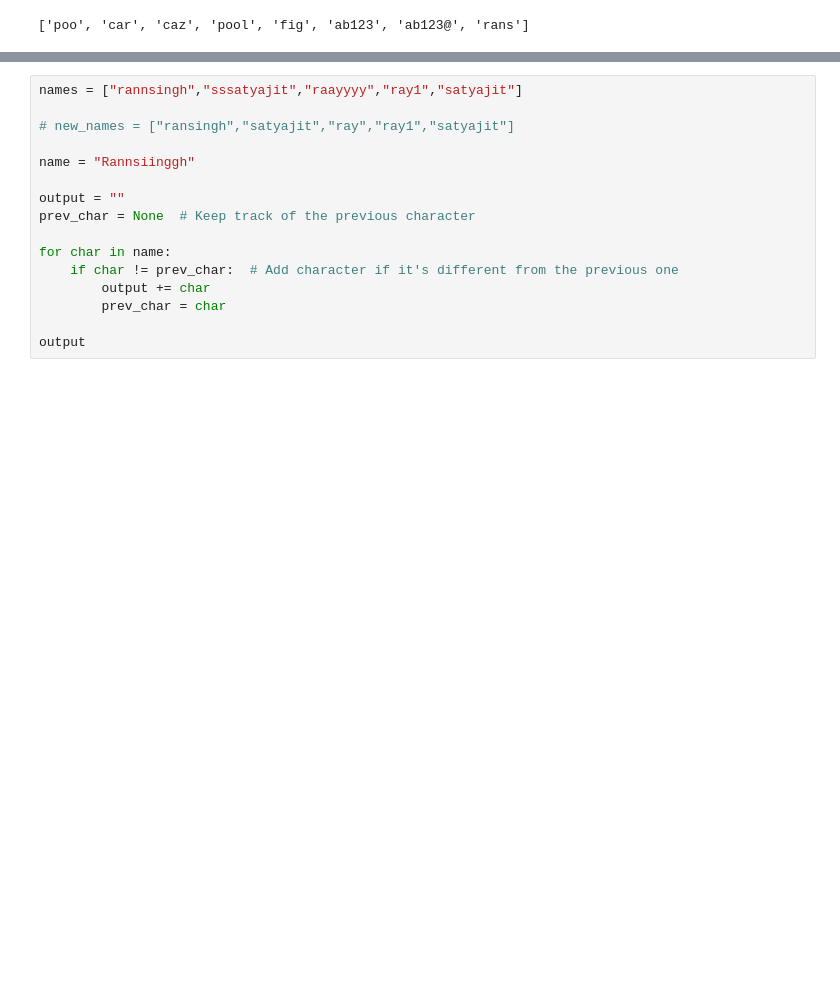
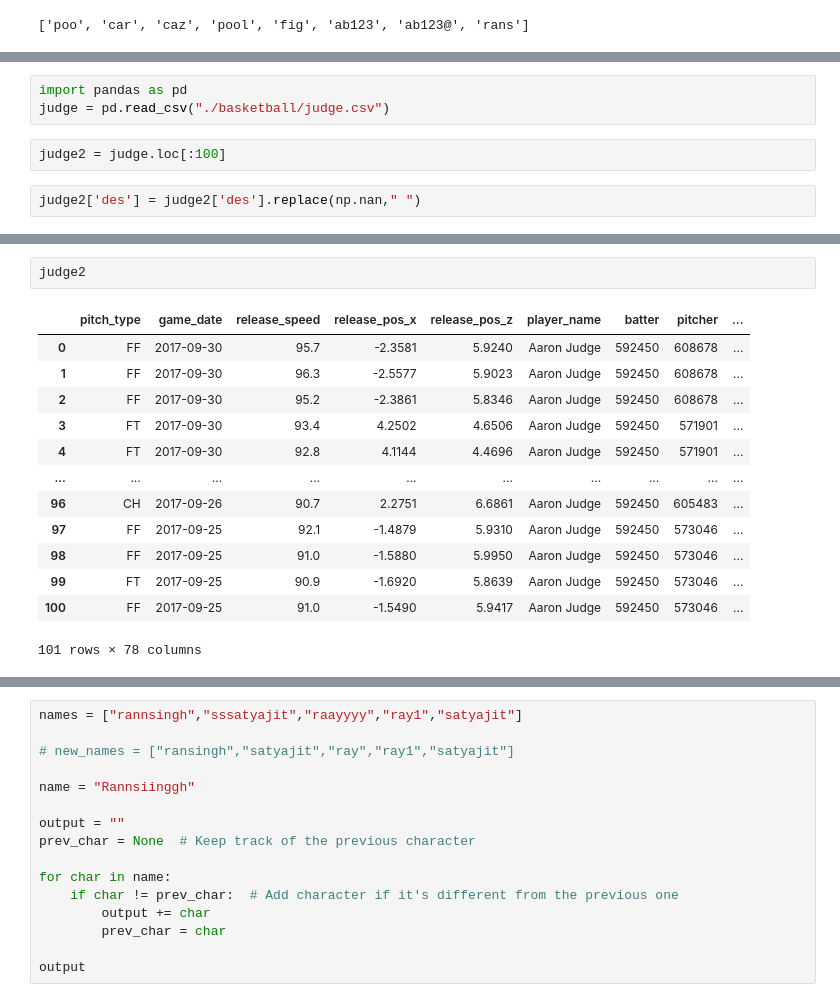
Before and after one commit to Ransinghsatyajitray/Real_Python_Practice, a Jupyter notebook: For_Loops_in_Python_Definite_Iteration.ipynb, the cells around one changed output, grey strips where cells are left out. Cells and saved outputs as stored; diff of their text form; blank space fills up the shorter version.

```diff
--- a/For_Loops_in_Python_Definite_Iteration.ipynb
+++ b/For_Loops_in_Python_Definite_Iteration.ipynb
@@ -1215,0 +1295,7 @@ print(new_lst)
+# %%
+import pandas as pd
+judge = pd.read_csv("./basketball/judge.csv")
+# %%
+judge2 = judge.loc[:100]
+# %%
+judge2['des'] = judge2['des'].replace(np.nan," ")
@@ -1215,0 +1323,16 @@ print(new_lst)
+# %%
+judge2
+# %% [output]
+|  | pitch_type | game_date | release_speed | release_pos_x | release_pos_z | player_name | batter | pitcher | ... |
+| 0 | FF | 2017-09-30 | 95.7 | -2.3581 | 5.9240 | Aaron Judge | 592450 | 608678 | ... |
+| 1 | FF | 2017-09-30 | 96.3 | -2.5577 | 5.9023 | Aaron Judge | 592450 | 608678 | ... |
+| 2 | FF | 2017-09-30 | 95.2 | -2.3861 | 5.8346 | Aaron Judge | 592450 | 608678 | ... |
+| 3 | FT | 2017-09-30 | 93.4 | 4.2502 | 4.6506 | Aaron Judge | 592450 | 571901 | ... |
+| 4 | FT | 2017-09-30 | 92.8 | 4.1144 | 4.4696 | Aaron Judge | 592450 | 571901 | ... |
+| ... | ... | ... | ... | ... | ... | ... | ... | ... | ... |
+| 96 | CH | 2017-09-26 | 90.7 | 2.2751 | 6.6861 | Aaron Judge | 592450 | 605483 | ... |
+| 97 | FF | 2017-09-25 | 92.1 | -1.4879 | 5.9310 | Aaron Judge | 592450 | 573046 | ... |
+| 98 | FF | 2017-09-25 | 91.0 | -1.5880 | 5.9950 | Aaron Judge | 592450 | 573046 | ... |
+| 99 | FT | 2017-09-25 | 90.9 | -1.6920 | 5.8639 | Aaron Judge | 592450 | 573046 | ... |
+| 100 | FF | 2017-09-25 | 91.0 | -1.5490 | 5.9417 | Aaron Judge | 592450 | 573046 | ... |
+101 rows × 78 columns
```
Also changed, not shown: parts of 17 cells of this notebook, 1 other file.
